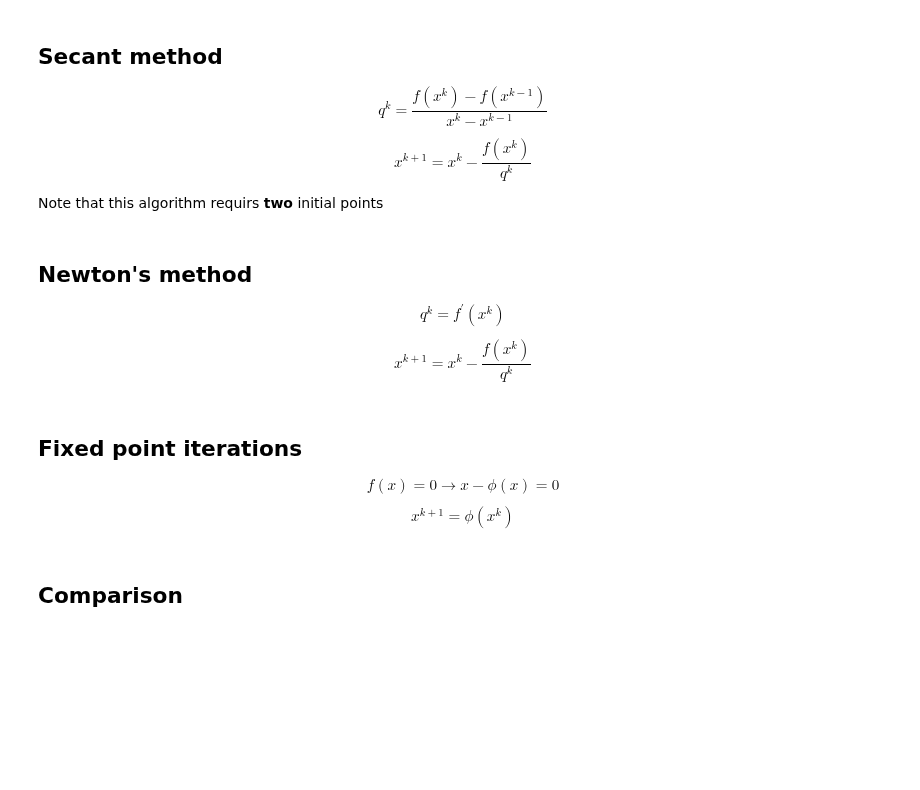
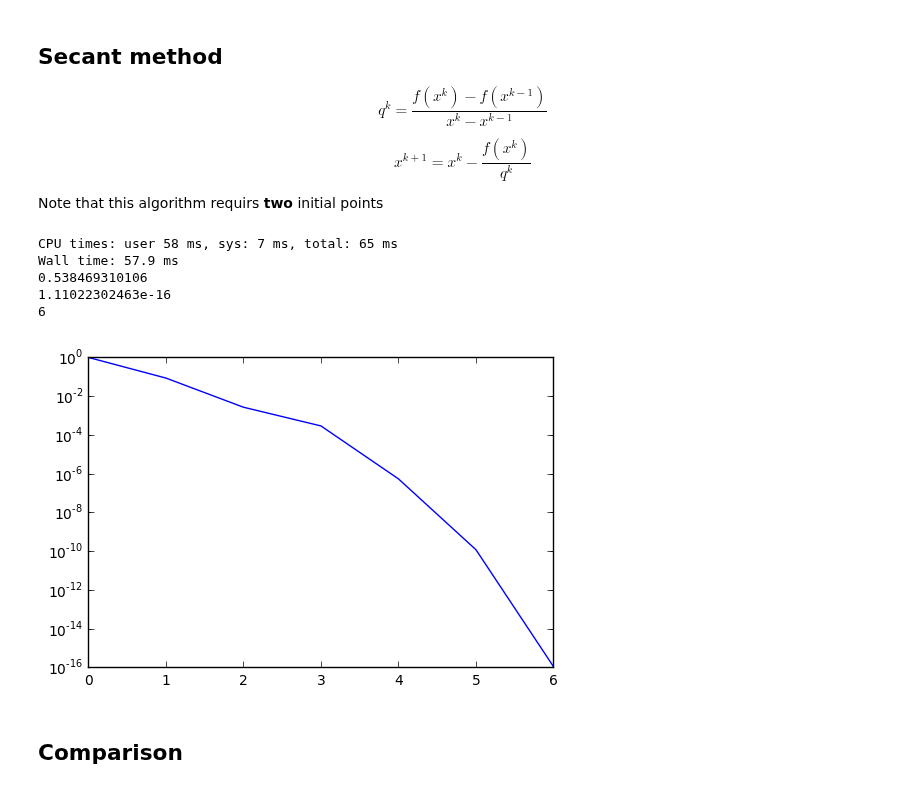
Before and after one commit to sissa/P1.4_seed, a Jupyter notebook: python-lectures/07_non_linear_equations.ipynb, the cells around one changed output. Drawn from its saved outputs; the diff is of its cells as text; code cells hidden in the pictures; blank space fills up the shorter version.

```diff
--- a/python-lectures/07_non_linear_equations.ipynb
+++ b/python-lectures/07_non_linear_equations.ipynb
@@ -159,34 +240,32 @@ Note that this algorithm requirs **two** initial points
 # %%
 def secant(f,x0,x00,eps,n_max):
     error_ = 1.
-    error = []
+    error = [error_]
     it = 0
     x_k = x0
     x_kk = x00
     while (error_ > eps and it < n_max):
         q_k = (f(x_k) - f(x_kk))/(x_k - x_kk)
         x_new = x_k - f(x_k)/q_k
         error_ = abs(x_new - x_k)
         error.append(error_)
         x_kk = x_k
         x_k = x_new
         x_p = x
         it += 1
 
     semilogy(error)
     return x_new, error, it
 
 %time root_secant, error_secant, it_secant = secant(f,x0,x00,eps,n_max)
 
 print root_secant
 print error_secant[-1]
 print it_secant
+# %% [output]
+CPU times: user 58 ms, sys: 7 ms, total: 65 ms
+Wall time: 57.9 ms
+0.538469310106
+1.11022302463e-16
+6
+[figure, added]
-# %% [markdown]
-## Newton's method
-$$
-q^k = f^{\prime}(x^k)
-$$
-
-$$
-x^{k+1} = x^k - \frac{f(x^k)}{q^k}
-$$
@@ -214,10 +271,0 @@ print it_newton
-# %% [markdown]
-## Fixed point iterations
-
-$$
-f(x)=0 \to x-\phi(x)=0
-$$
-
-$$
-x^{k+1} = \phi(x^k)
-$$
```
Also changed, not shown: parts of 10 cells of this notebook.
